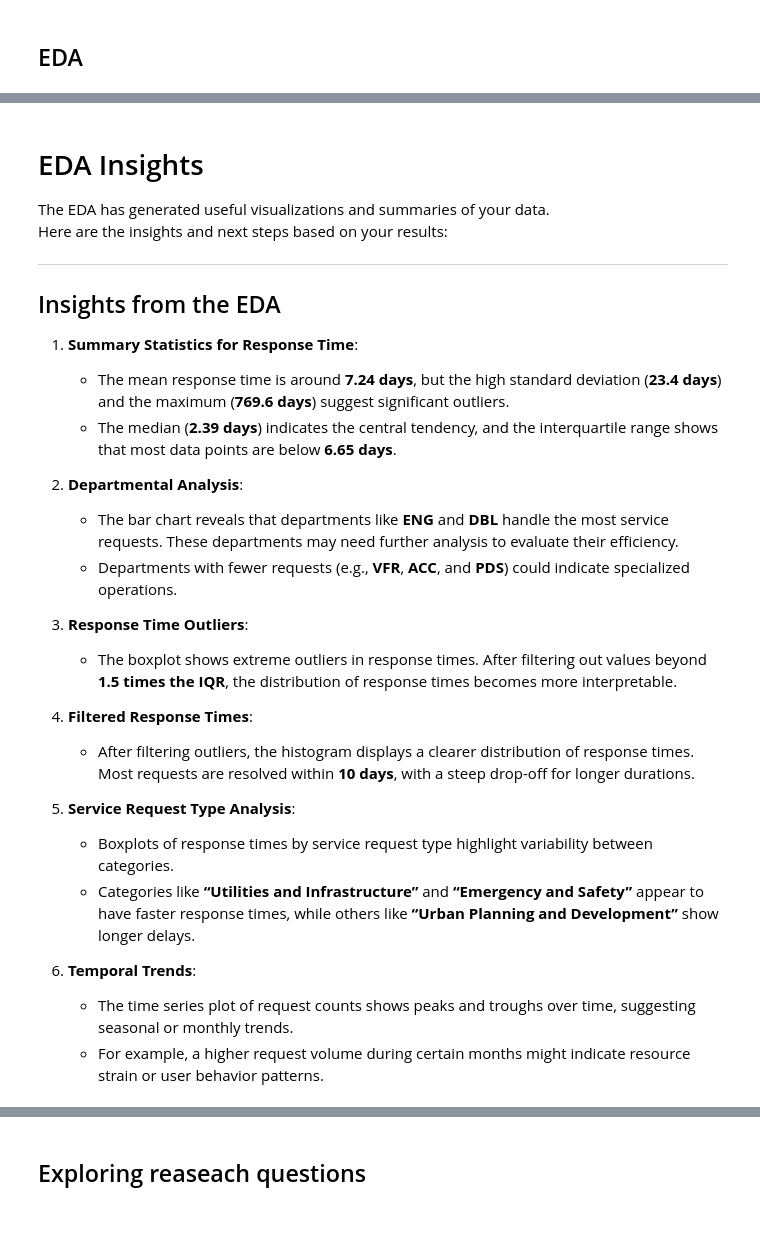
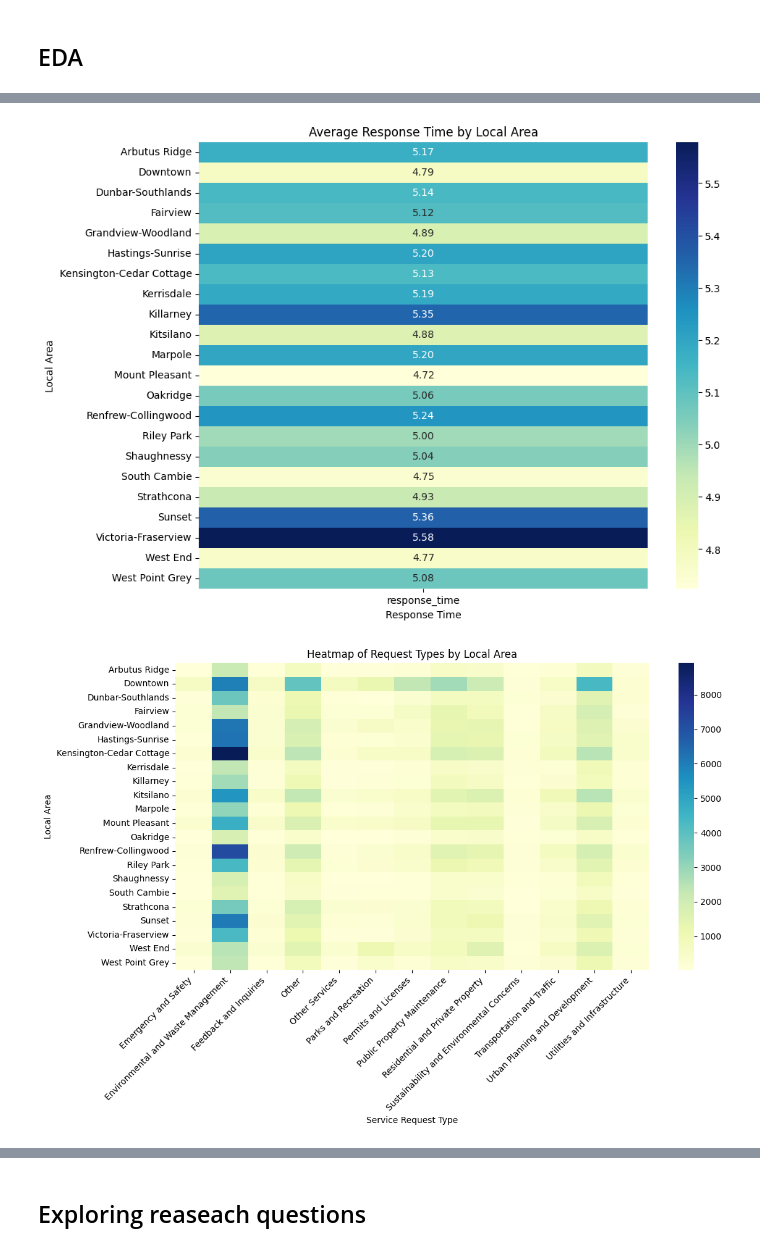
Before and after one commit to 0x1AY/Van311-Statistical-Analysis, a Jupyter notebook: main.ipynb, the cells around one changed output, grey strips where cells are left out. Drawn from its saved outputs; the diff is of its cells as text; code cells hidden in the pictures; blank space fills up the shorter version.

```diff
--- a/main.ipynb
+++ b/main.ipynb
@@ -607,36 +588,34 @@ See the caveats in the documentation: https://pandas.pydata.org/pandas-docs/stab
-# %% [markdown]
-# EDA Insights
-
-The EDA has generated useful visualizations and summaries of your data.
-Here are the insights and next steps based on your results:
-
----
-
-## Insights from the EDA
-
-1. **Summary Statistics for Response Time**:
-
-   - The mean response time is around **7.24 days**, but the high standard deviation (**23.4 days**) and the maximum (**769.6 days**) suggest significant outliers.
-   - The median (**2.39 days**) indicates the central tendency, and the interquartile range shows that most data points are below **6.65 days**.
-
-2. **Departmental Analysis**:
-
-   - The bar chart reveals that departments like **ENG** and **DBL** handle the most service requests. These departments may need further analysis to evaluate their efficiency.
-   - Departments with fewer requests (e.g., **VFR**, **ACC**, and **PDS**) could indicate specialized operations.
-
-3. **Response Time Outliers**:
-
-   - The boxplot shows extreme outliers in response times. After filtering out values beyond **1.5 times the IQR**, the distribution of response times becomes more interpretable.
-
-4. **Filtered Response Times**:
-
-   - After filtering outliers, the histogram displays a clearer distribution of response times. Most requests are resolved within **10 days**, with a steep drop-off for longer durations.
-
-5. **Service Request Type Analysis**:
-
-   - Boxplots of response times by service request type highlight variability between categories.
-   - Categories like **“Utilities and Infrastructure”** and **“Emergency and Safety”** appear to have faster response times, while others like **“Urban Planning and Development”** show longer delays.
-
-6. **Temporal Trends**:
-   - The time series plot of request counts shows peaks and troughs over time, suggesting seasonal or monthly trends.
-   - For example, a higher request volume during certain months might indicate resource strain or user behavior patterns.
+# %%
+# Group by local area and calculate mean response time
+local_area_response = df.groupby('Local area')['response_time'].mean().reset_index()
+
+# Create a pivot table for heatmap
+pivot = local_area_response.pivot_table(index='Local area', values='response_time')
+
+# Plot the heatmap
+plt.figure(figsize=(10, 8))
+sns.heatmap(pivot, annot=True, fmt=".2f", cmap="YlGnBu", cbar=True)
+plt.title("Average Response Time by Local Area")
+plt.ylabel("Local Area")
+plt.xlabel("Response Time")
+plt.show()
+# %% [output]
+[figure, added]
+# %%
+# Group by Local area and Service request type, and count the requests
+request_by_area = df.groupby(['Local area', 'Category']).size().reset_index(name='count')
+
+# Pivot the data for the heatmap
+pivot_table = request_by_area.pivot(index='Local area', columns='Category', values='count')
+
+# Plot the heatmap
+plt.figure(figsize=(12, 8))
+sns.heatmap(pivot_table, cmap='YlGnBu', annot=False, cbar=True)
+plt.title('Heatmap of Request Types by Local Area')
+plt.xlabel('Service Request Type')
+plt.ylabel('Local Area')
+plt.xticks(rotation=45, ha='right')
+plt.tight_layout()
+plt.show()
+# %% [output]
+[figure, added]
```
Also changed, not shown: parts of 63 cells of this notebook, 4 other files.
